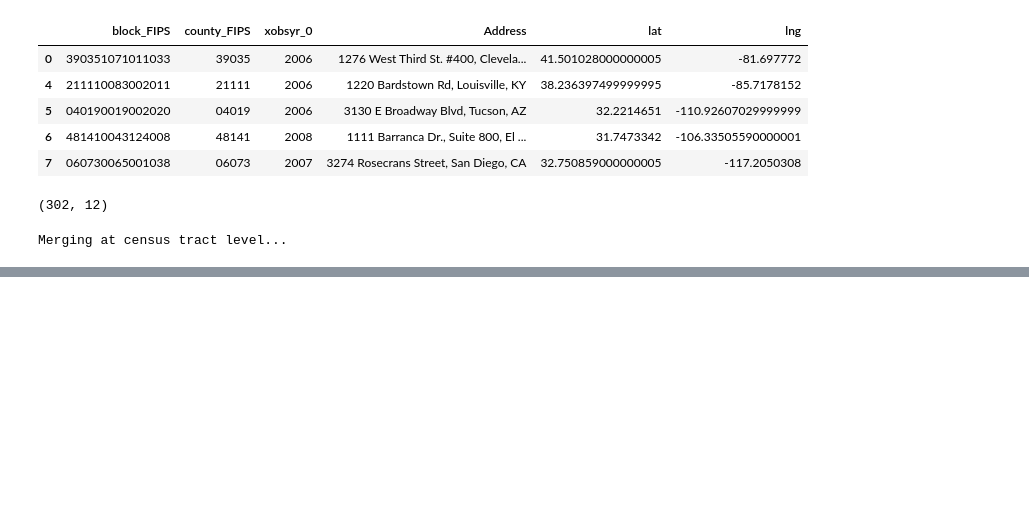
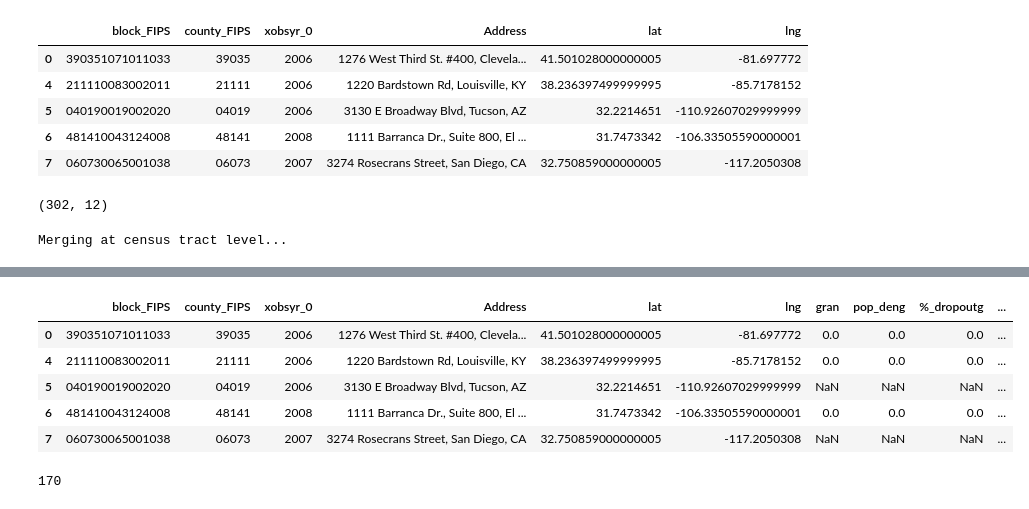
Before and after one commit to prathikr/CAIS_analysis_by_age_grouped, a Jupyter notebook: src/data/create_data_superset_stratified.ipynb, the cells around one changed output, grey strips where cells are left out. Drawn from its saved outputs; the diff is of its cells as text; code cells hidden in the pictures; blank space fills up the shorter version.

```diff
--- a/src/data/create_data_superset_stratified.ipynb
+++ b/src/data/create_data_superset_stratified.ipynb
@@ -297,33 +297,41 @@ fips_df.shape
 # %%
 # merge with patient location data
 
 print('Merging at census tract level...')
 for i,row in tqdm(fips_df.iterrows(), total=fips_df.shape[0]):
     try:
         block_FIPS = row['block_FIPS']
         xobsyr_0 = row['xobsyr_0']
         hcd_df = hcd[hcd.xobsyr_0 == int(xobsyr_0)]
-        hcd_df = hcd_df[hcd_df.gran == 1]
+        hcd_df = hcd_df[hcd_df.gran == 0]
         for j,r in hcd_df.iterrows():
             #print(r['xobsyr_0'], '=>', xobsyr_0, block_FIPS, '=>', r['Geo_FIPS'])
             if block_FIPS.startswith(r['Geo_FIPS']):
                 #print('here!!')
-                fips_df.set_value(i, 'gran', 1)
+                fips_df.set_value(i, 'gran', 0)
                 fips_df.set_value(i, 'pop_deng', r['pop_deng'])
                 fips_df.set_value(i, '%_dropoutg', r['%_dropoutg'])
                 fips_df.set_value(i, '%_unemployedg', r['%_unemployedg'])
                 fips_df.set_value(i, '%_public_assistanceg', r['%_public_assistanceg'])
                 fips_df.set_value(i, '%_povertyg', r['%_povertyg'])
                 break
     except Exception as e:
         print('Error with line ' + str(i), e)
 
 fips_df.head()
 # %% [output]
 Merging at census tract level...
 [interactive output not drawn]
+|  | block_FIPS | county_FIPS | xobsyr_0 | Address | lat | lng | gran | pop_deng | %_dropoutg | ... |
+| 0 | 390351071011033 | 39035 | 2006 | 1276 West Third St. #400, Clevela... | 41.501028000000005 | -81.697772 | 0.0 | 0.0 | 0.0 | ... |
+| 4 | 211110083002011 | 21111 | 2006 | 1220 Bardstown Rd, Louisville, KY | 38.236397499999995 | -85.7178152 | 0.0 | 0.0 | 0.0 | ... |
+| 5 | 040190019002020 | 04019 | 2006 | 3130 E Broadway Blvd, Tucson, AZ | 32.2214651 | -110.92607029999999 | NaN | NaN | NaN | ... |
+| 6 | 481410043124008 | 48141 | 2008 | 1111 Barranca Dr., Suite 800, El ... | 31.7473342 | -106.33505590000001 | 0.0 | 0.0 | 0.0 | ... |
+| 7 | 060730065001038 | 06073 | 2007 | 3274 Rosecrans Street, San Diego, CA | 32.750859000000005 | -117.2050308 | NaN | NaN | NaN | ... |
 # %%
 fips_df.shape[0] - fips_df['gran'].isna().sum() # see how many rows have census data
+# %% [output]
+170
 # %%
 print('Merging remaining with county level data...')
 for i,row in tqdm(fips_df.iterrows(), total=fips_df.shape[0]):
```
Also changed, not shown: parts of 12 cells of this notebook, 10 other files.
